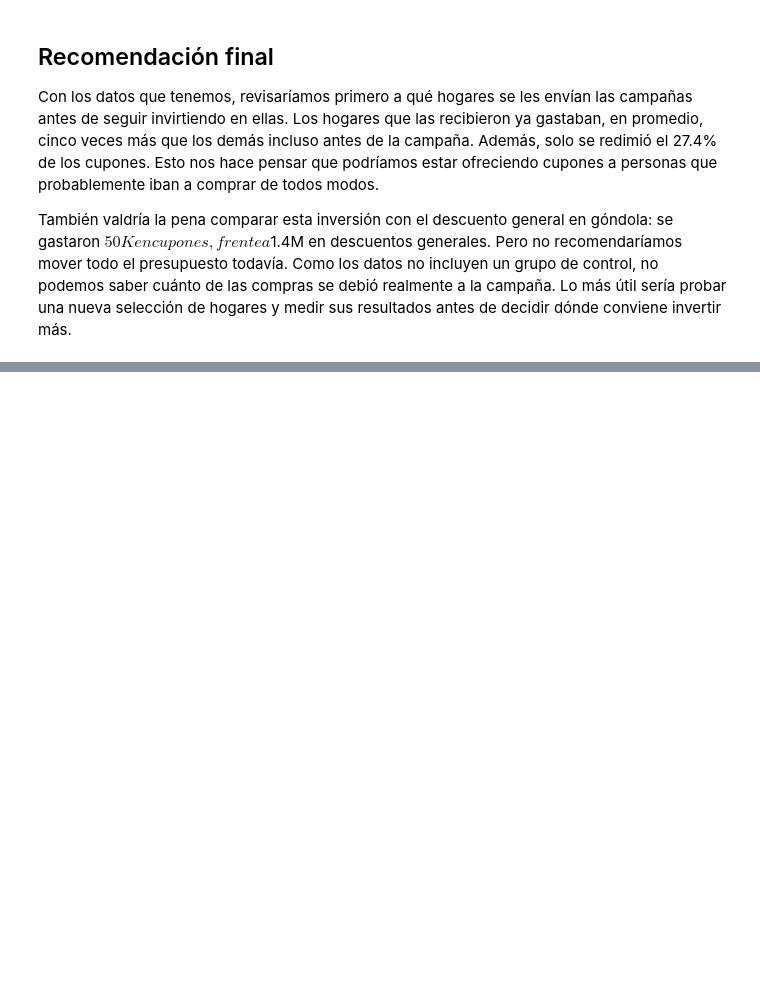
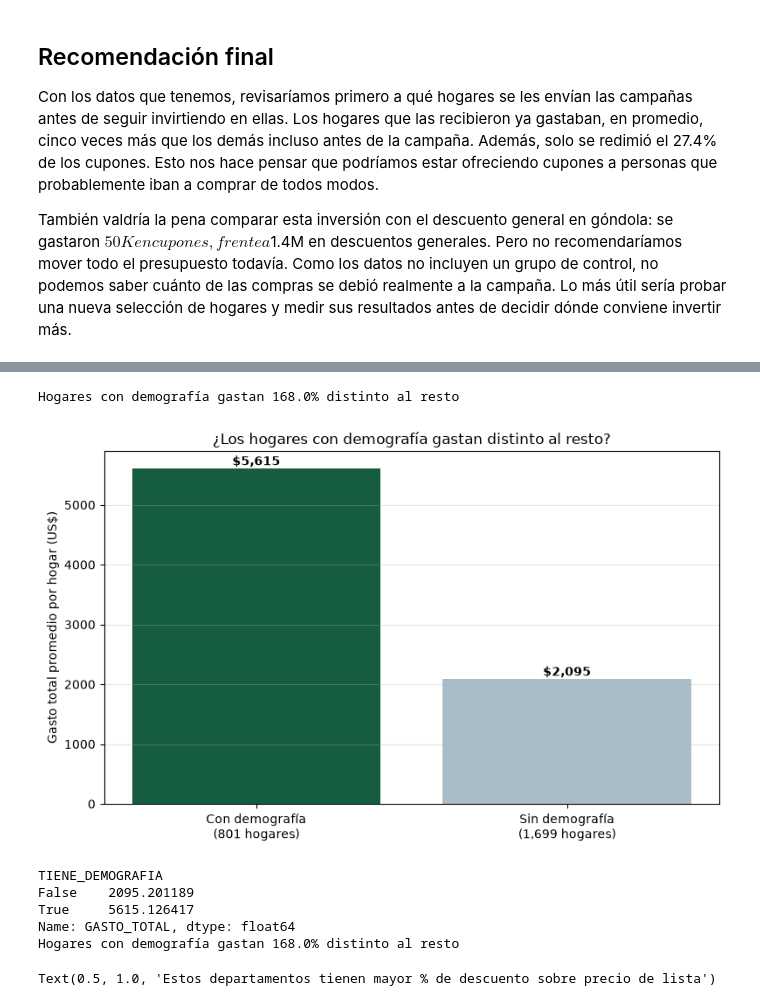
Before and after one commit to cris1403-lab/PROYECTO-1-BI, a Jupyter notebook: proyecto1_Pineda_Menegazzo.ipynb, the cells around one changed output, grey strips where cells are left out. Saved outputs shown, nothing was run; the diff lists cells and outputs as text; code cells hidden in the pictures; blank space fills up the shorter version.

```diff
--- a/proyecto1_Pineda_Menegazzo.ipynb
+++ b/proyecto1_Pineda_Menegazzo.ipynb
@@ -898,0 +1005,37 @@ y medir sus resultados antes de decidir dónde conviene invertir más.
+# %%
+hogares_con_demografia = set(hh_demographic['household_key'].unique())
+gasto_ordenado['TIENE_DEMOGRAFIA'] = gasto_ordenado['household_key'].isin(hogares_con_demografia)
+
+comparacion = gasto_ordenado.groupby('TIENE_DEMOGRAFIA')['GASTO_TOTAL'].mean()
+pct_diferencia = (comparacion[True] - comparacion[False]) / comparacion[False] * 100
+print(f"Hogares con demografía gastan {pct_diferencia:.1f}% distinto al resto")
+
+fig, ax = plt.subplots(figsize=(8, 5))
+labels = ['Con demografía\n(801 hogares)', 'Sin demografía\n(1,699 hogares)']
+valores = [comparacion[True], comparacion[False]]
+colores = ['#155c40', '#a9bcc7']
+barras = ax.bar(labels, valores, color=colores)
+ax.set_ylabel('Gasto total promedio por hogar (US$)')
+ax.set_title('¿Los hogares con demografía gastan distinto al resto?')
+for barra, v in zip(barras, valores):
+    ax.text(barra.get_x()+barra.get_width()/2, v, f'${v:,.0f}', ha='center', va='bottom', fontweight='bold')
+ax.grid(alpha=0.3, axis='y')
+plt.savefig("comparacion_demografia.png", dpi=150, bbox_inches='tight')
+plt.tight_layout()
+plt.show()
+# %% [output]
+Hogares con demografía gastan 168.0% distinto al resto
+[figure, added]
+# %%
+print(comparacion)
+print(f"Hogares con demografía gastan {pct_diferencia:.1f}% distinto al resto")
+# %% [output]
+TIENE_DEMOGRAFIA
+False    2095.201189
+True     5615.126417
+Name: GASTO_TOTAL, dtype: float64
+Hogares con demografía gastan 168.0% distinto al resto
+# %%
+ax.set_title('Estos departamentos tienen mayor % de descuento sobre precio de lista')
+# %% [output]
+Text(0.5, 1.0, 'Estos departamentos tienen mayor % de descuento sobre precio de lista')
```
Also changed, not shown: parts of 7 cells of this notebook, 6 other files.
